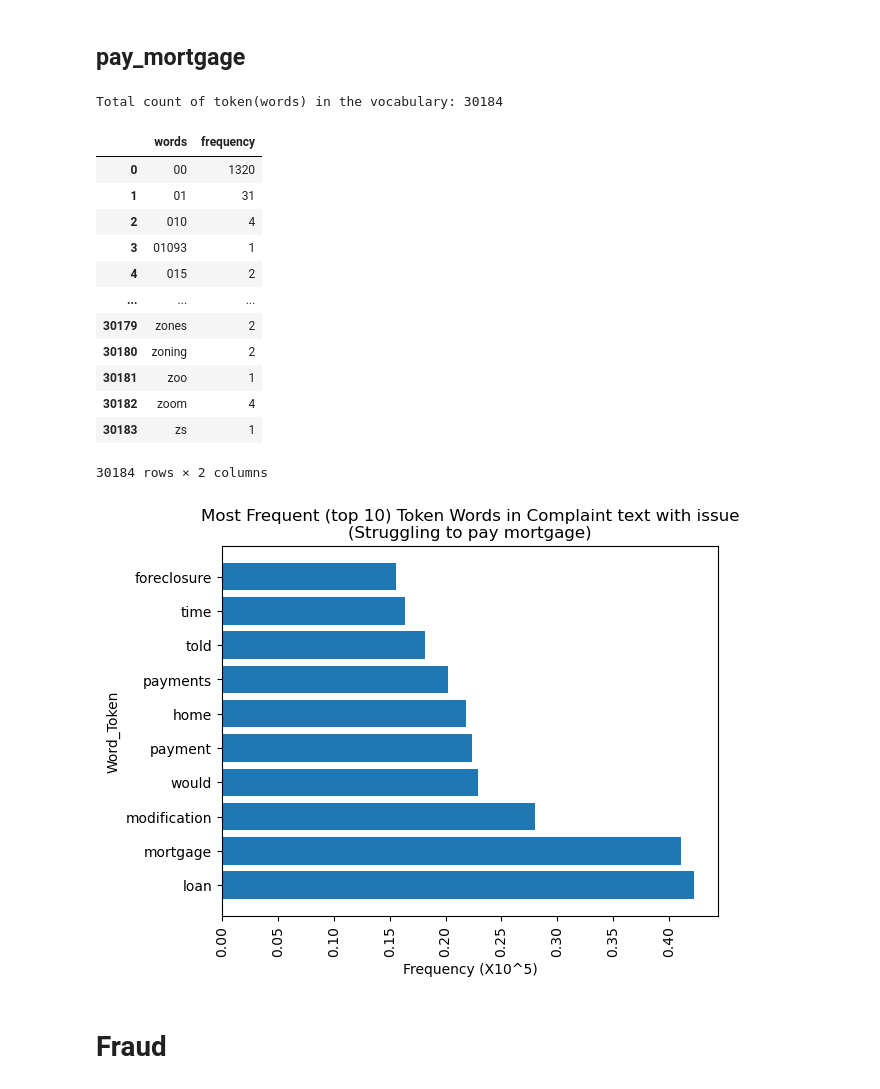
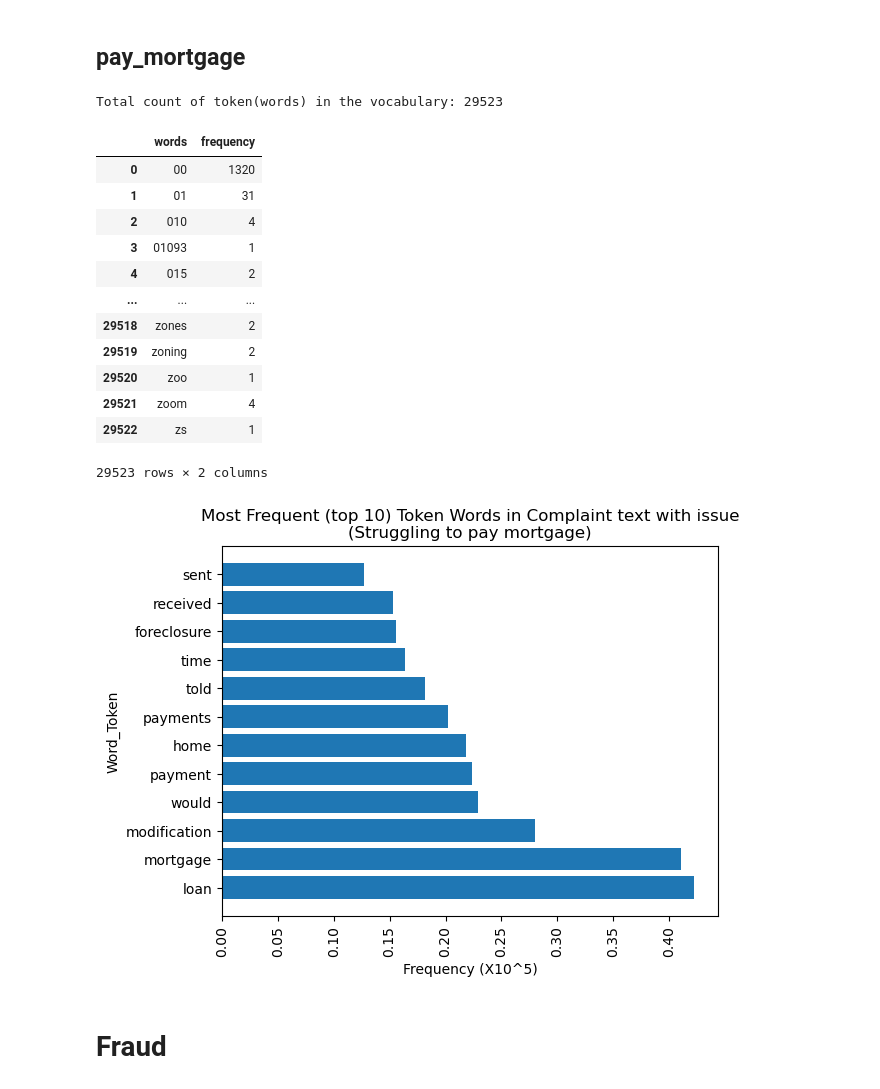
Before and after one commit to nss-data-science-cohort-6/cfpb_text_classification-gangsta-s-paradise, a Jupyter notebook: notebooks/smita_cfbp1.ipynb, the cells around one changed output. Drawn from its saved outputs; the diff is of its cells as text; code cells hidden in the pictures.

```diff
--- a/notebooks/smita_cfbp1.ipynb
+++ b/notebooks/smita_cfbp1.ipynb
@@ -159,7 +159,11 @@ reviews['Consumer complaint narrative']
 353431    i have tried to contact cash app about a fraud...
 Name: Consumer complaint narrative, Length: 353432, dtype: object
 # %%
-reviews['complaint_clean'] = reviews['Consumer complaint narrative'].str.replace('X', '').str.replace('//', '').str.replace('.00', '')
+# reviews['complaint_clean'] = reviews['Consumer complaint narrative'].str.replace('X', '').str.replace('//', '').str.replace('.00', '')
+
+reviews['complaint_clean'] = (reviews['Consumer complaint narrative'].str.replace('X', '')
+                                 .str.replace('//', '').str.replace('.00', '').str.replace('xxxx', '')
+                                 .str.replace('xx', ''))
 # %%
 X = reviews[['Consumer complaint narrative']]
 y = reviews['Issue']
@@ -522,7 +547,7 @@ word_counts_pay_mortagage = pd.DataFrame({
 })
 word_counts_pay_mortagage
 # %% [output]
-Total count of token(words) in the vocabulary: 30184
+Total count of token(words) in the vocabulary: 29523
 |  | words | frequency |
 | 0 | 00 | 1320 |
 | 1 | 01 | 31 |
@@ -530,29 +555,29 @@ Total count of token(words) in the vocabulary: 30184
 | 3 | 01093 | 1 |
 | 4 | 015 | 2 |
 | ... | ... | ... |
-| 30179 | zones | 2 |
-| 30180 | zoning | 2 |
-| 30181 | zoo | 1 |
-| 30182 | zoom | 4 |
-| 30183 | zs | 1 |
+| 29518 | zones | 2 |
+| 29519 | zoning | 2 |
+| 29520 | zoo | 1 |
+| 29521 | zoom | 4 |
+| 29522 | zs | 1 |
-30184 rows × 2 columns
+29523 rows × 2 columns
 # %%
 (word_counts_pay_mortagage[~word_counts_pay_mortagage['words'].str.isnumeric()].
- sort_values('frequency',ascending=False)) #29300 rows × 2 columns. Top two  were XXXX (264660) and xx (104588)
+ sort_values('frequency',ascending=False)) #29300 rows × 2 columns. Top two  were XXXX (264660) and xx (104588); now it is 28637 rows × 2 columns
 
 plt.barh((word_counts_pay_mortagage[~word_counts_collect_debt['words'].str.isnumeric()].
  sort_values('frequency',ascending=False)
-.iloc[2:12]).words,
+.iloc[0:12]).words,
          ((word_counts_pay_mortagage[~word_counts1['words'].str.isnumeric()].
  sort_values('frequency',ascending=False)
-.iloc[2:12]).frequency)/100000)
+.iloc[0:12]).frequency)/100000)
 plt.xticks(rotation=90)
 plt.xlabel("Frequency (X10^5)")
 plt.ylabel("Word_Token")
 plt.title("Most Frequent (top 10) Token Words in Complaint text with issue\n(Struggling to pay mortgage)")
 plt.show()
 # %% [output]
-[figure, old version]
+[figure, new version]
 # %% [markdown]
 # Fraud
 # %%
```
Also changed, not shown: parts of 64 cells of this notebook.
